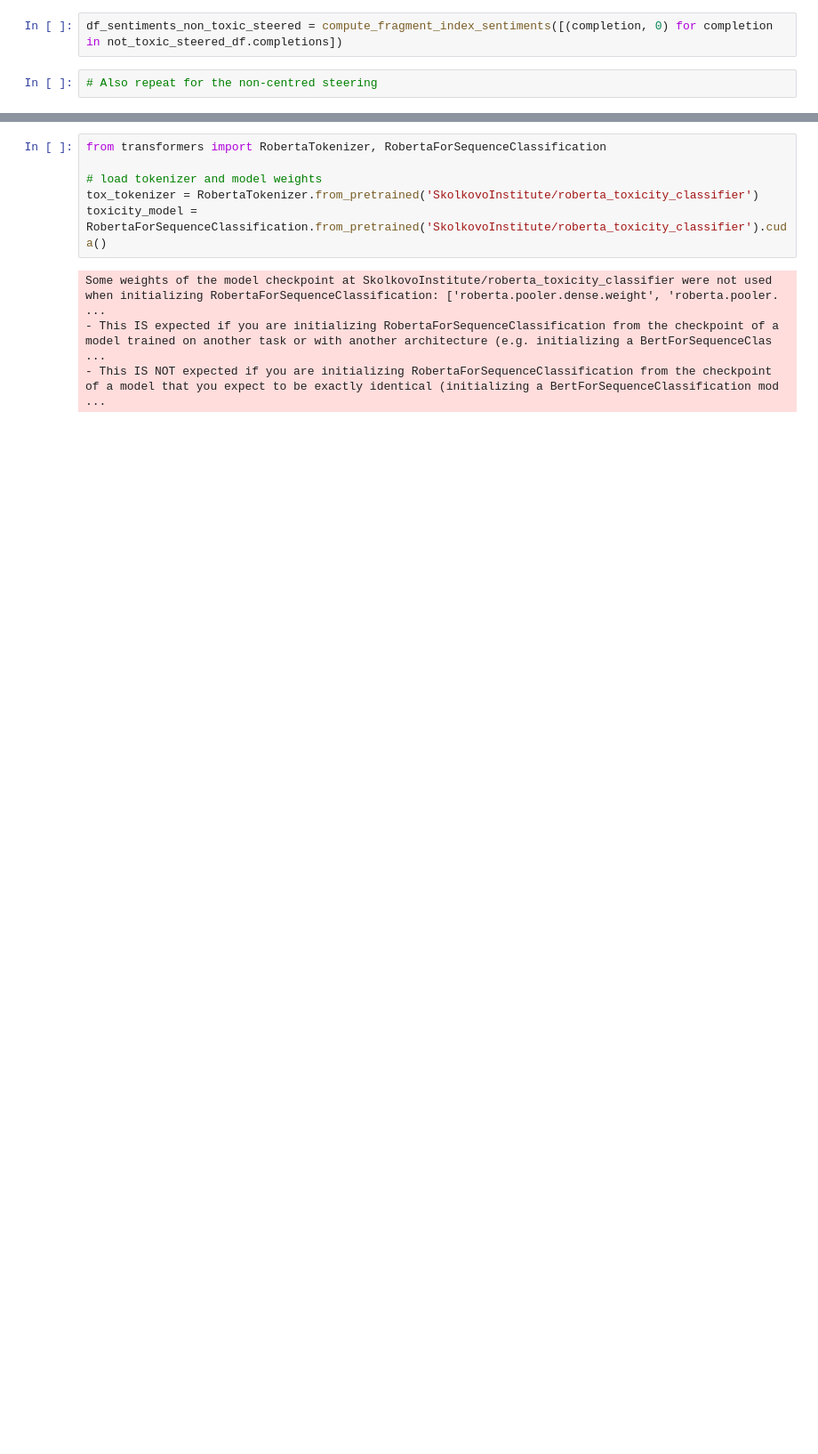
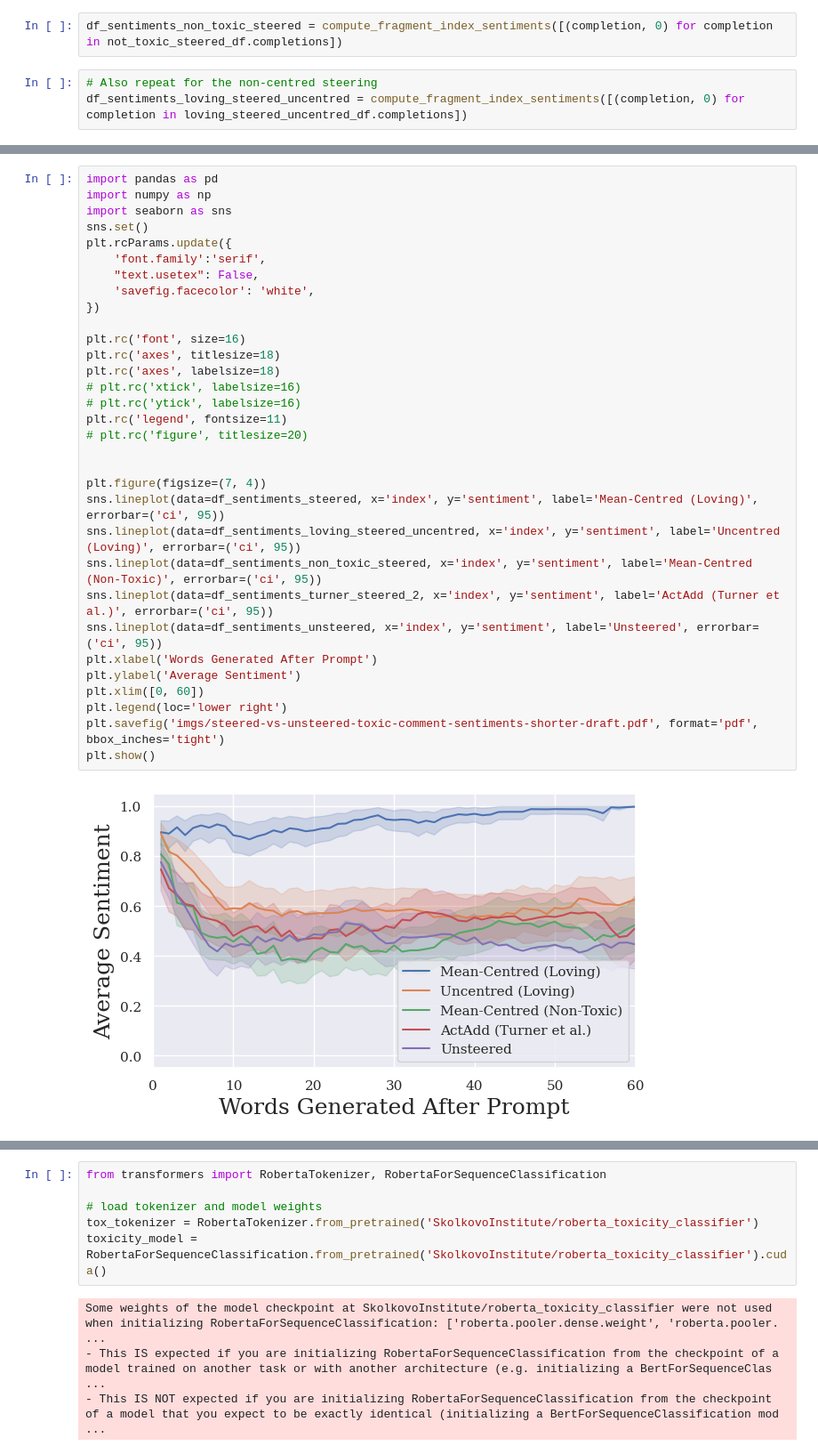
Before and after one commit to ojorgensen/Dylan-llm-steering, a Jupyter notebook: Toxicity_steering_V2.ipynb, the cells around one changed output, grey strips where cells are left out. Shown at 89% size. Saved outputs shown, nothing was run; the diff lists cells and outputs as text; blank space fills up the shorter version.

```diff
--- a/Toxicity_steering_V2.ipynb
+++ b/Toxicity_steering_V2.ipynb
@@ -2189,3 +2075,4 @@ print_latex_random_sample(sports_ds, n=3, seed=0)
 df_sentiments_non_toxic_steered = compute_fragment_index_sentiments([(completion, 0) for completion in not_toxic_steered_df.completions])
 # %%
 # Also repeat for the non-centred steering
+df_sentiments_loving_steered_uncentred = compute_fragment_index_sentiments([(completion, 0) for completion in loving_steered_uncentred_df.completions])
@@ -2192,3 +2087,37 @@ df_sentiments_non_toxic_steered = compute_fragment_index_sentiments([(completion
+# %%
+import pandas as pd
+import numpy as np
+import seaborn as sns
+sns.set()
+plt.rcParams.update({
+    'font.family':'serif',
+    "text.usetex": False,
+    'savefig.facecolor': 'white',
+})
+
+plt.rc('font', size=16)
+plt.rc('axes', titlesize=18)
+plt.rc('axes', labelsize=18)
+# plt.rc('xtick', labelsize=16)
+# plt.rc('ytick', labelsize=16)
+plt.rc('legend', fontsize=11)
+# plt.rc('figure', titlesize=20)
+
+
+plt.figure(figsize=(7, 4))
+sns.lineplot(data=df_sentiments_steered, x='index', y='sentiment', label='Mean-Centred (Loving)', errorbar=('ci', 95))
+sns.lineplot(data=df_sentiments_loving_steered_uncentred, x='index', y='sentiment', label='Uncentred (Loving)', errorbar=('ci', 95))
+sns.lineplot(data=df_sentiments_non_toxic_steered, x='index', y='sentiment', label='Mean-Centred (Non-Toxic)', errorbar=('ci', 95))
+sns.lineplot(data=df_sentiments_turner_steered_2, x='index', y='sentiment', label='ActAdd (Turner et al.)', errorbar=('ci', 95))
+sns.lineplot(data=df_sentiments_unsteered, x='index', y='sentiment', label='Unsteered', errorbar=('ci', 95))
+plt.xlabel('Words Generated After Prompt')
+plt.ylabel('Average Sentiment')
+plt.xlim([0, 60])
+plt.legend(loc='lower right')
+plt.savefig('imgs/steered-vs-unsteered-toxic-comment-sentiments-shorter-draft.pdf', format='pdf', bbox_inches='tight')
+plt.show()
+# %% [output]
+[figure, added]
 # %%
 import pandas as pd
 import numpy as np
```
Also changed, not shown: parts of 16 cells of this notebook, 4 other files.
